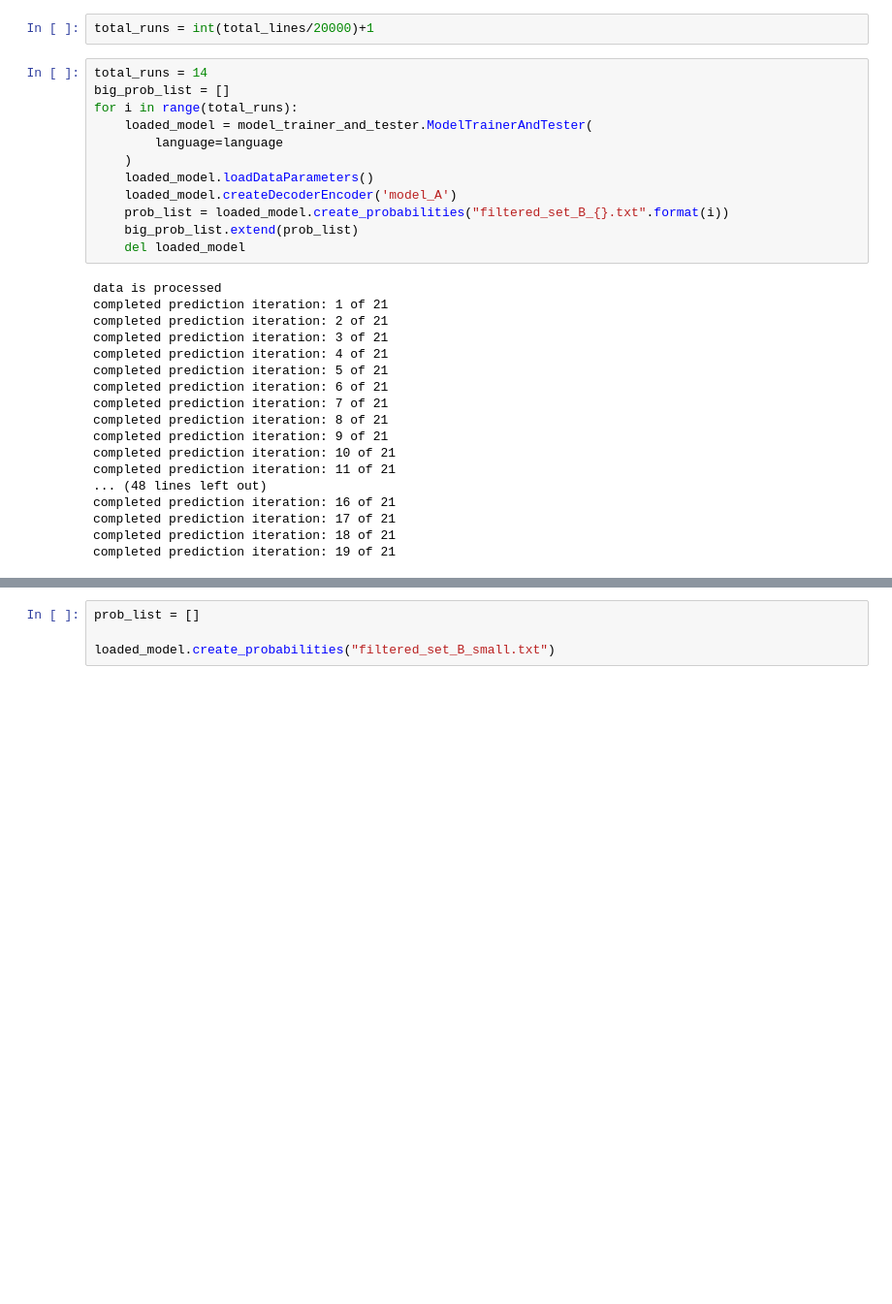
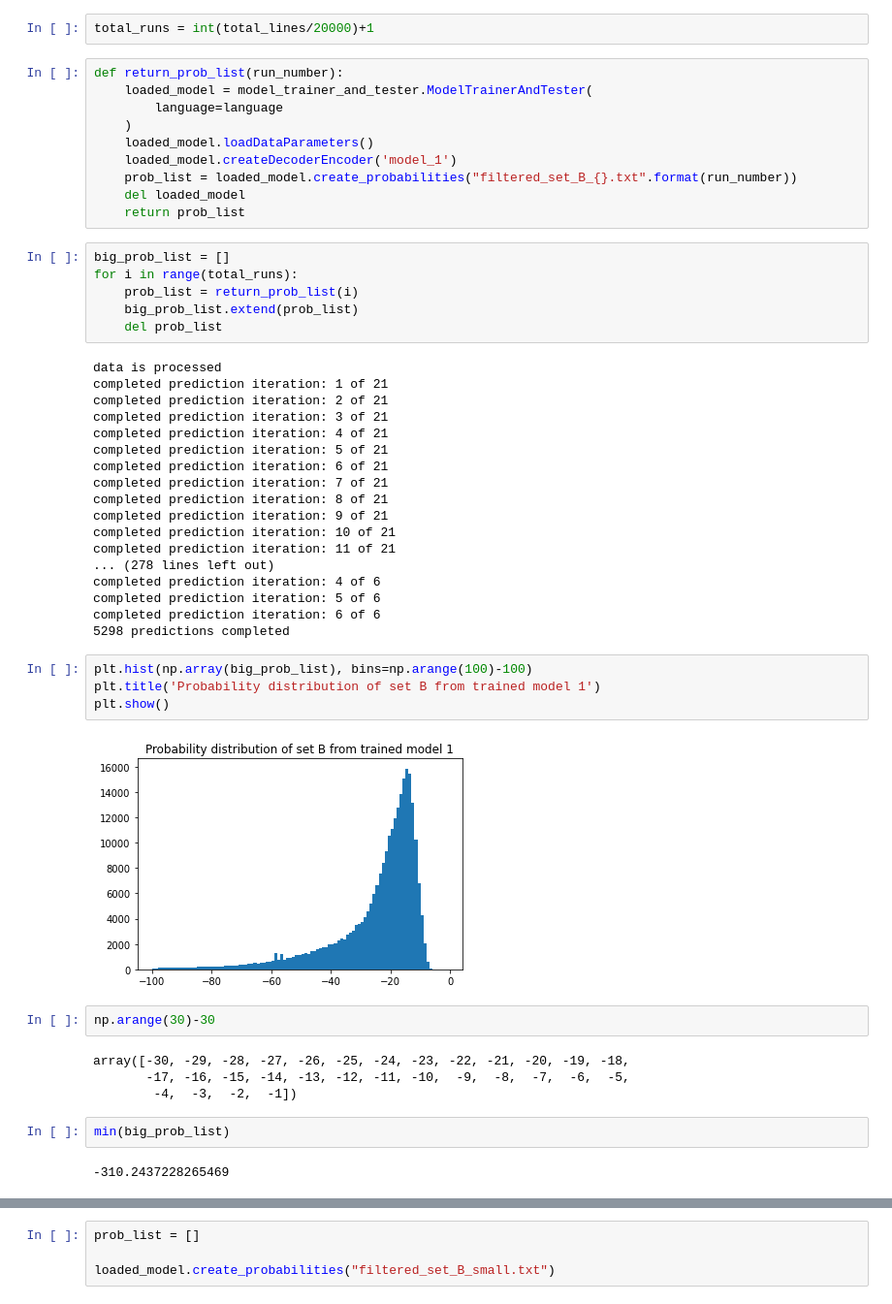
Before and after one commit to yu-greenland/name_transliteration, a Jupyter notebook: iterative_model_experiment/actual iterative model-Copy1.ipynb, the cells around one changed output, grey strips where cells are left out. Shown at 97% size. Saved outputs shown, nothing was run; the diff lists cells and outputs as text; blank space fills up the shorter version.

```diff
--- a/iterative_model_experiment/actual iterative model-Copy1.ipynb
+++ b/iterative_model_experiment/actual iterative model-Copy1.ipynb
@@ -147,18 +142,22 @@ with open('filtered_set_B.txt') as bigfile:
         smallfile.close()
 # %%
 total_runs = int(total_lines/20000)+1
+# %%
+def return_prob_list(run_number):
+    loaded_model = model_trainer_and_tester.ModelTrainerAndTester(
+        language=language
+    )
+    loaded_model.loadDataParameters()
+    loaded_model.createDecoderEncoder('model_1')
+    prob_list = loaded_model.create_probabilities("filtered_set_B_{}.txt".format(run_number))
+    del loaded_model
+    return prob_list
 # %%
-total_runs = 14
 big_prob_list = []
 for i in range(total_runs):
-    loaded_model = model_trainer_and_tester.ModelTrainerAndTester(
-        language=language
-    )
-    loaded_model.loadDataParameters()
-    loaded_model.createDecoderEncoder('model_A')
-    prob_list = loaded_model.create_probabilities("filtered_set_B_{}.txt".format(i))
+    prob_list = return_prob_list(i)
     big_prob_list.extend(prob_list)
-    del loaded_model
+    del prob_list
 # %% [output]
 data is processed
 completed prediction iteration: 1 of 21
@@ -172,8 +171,24 @@ completed prediction iteration: 8 of 21
 completed prediction iteration: 9 of 21
 completed prediction iteration: 10 of 21
 completed prediction iteration: 11 of 21
-... (48 lines left out)
-completed prediction iteration: 16 of 21
-completed prediction iteration: 17 of 21
-completed prediction iteration: 18 of 21
-completed prediction iteration: 19 of 21
+... (278 lines left out)
+completed prediction iteration: 4 of 6
+completed prediction iteration: 5 of 6
+completed prediction iteration: 6 of 6
+5298 predictions completed
+# %%
+plt.hist(np.array(big_prob_list), bins=np.arange(100)-100)
+plt.title('Probability distribution of set B from trained model 1')
+plt.show()
+# %% [output]
+[figure, added]
+# %%
+np.arange(30)-30
+# %% [output]
+array([-30, -29, -28, -27, -26, -25, -24, -23, -22, -21, -20, -19, -18,
+       -17, -16, -15, -14, -13, -12, -11, -10,  -9,  -8,  -7,  -6,  -5,
+        -4,  -3,  -2,  -1])
+# %%
+min(big_prob_list)
+# %% [output]
+-310.2437228265469
```
Also changed, not shown: parts of 20 cells of this notebook, 10 other files.
